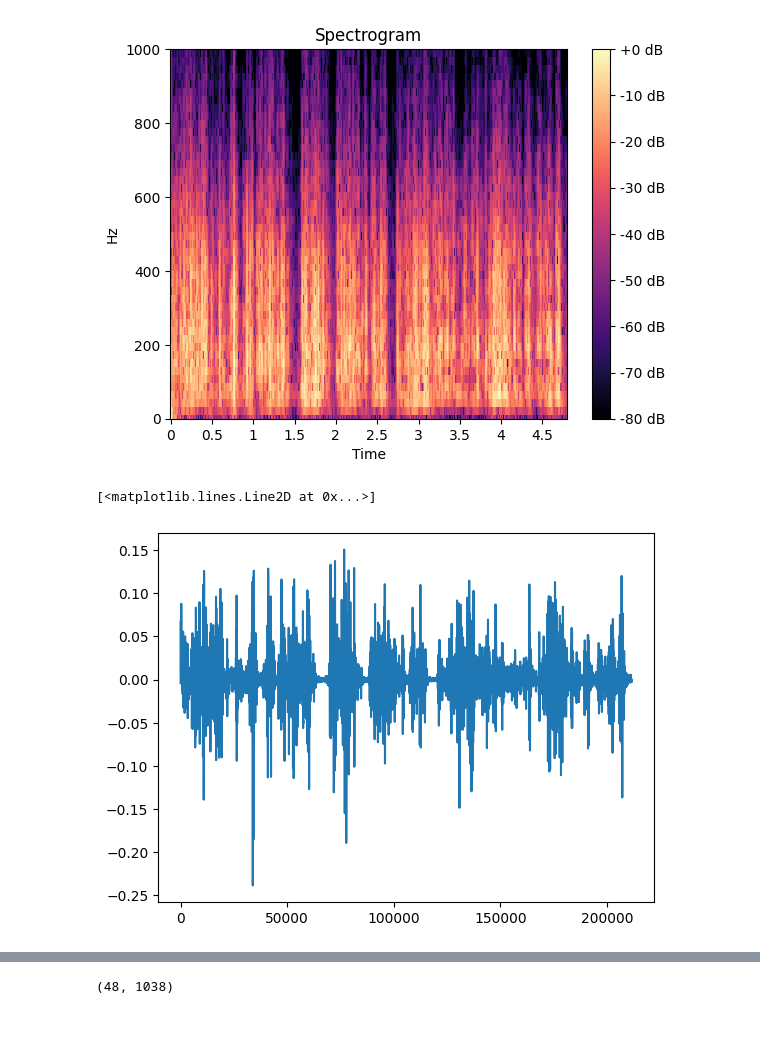
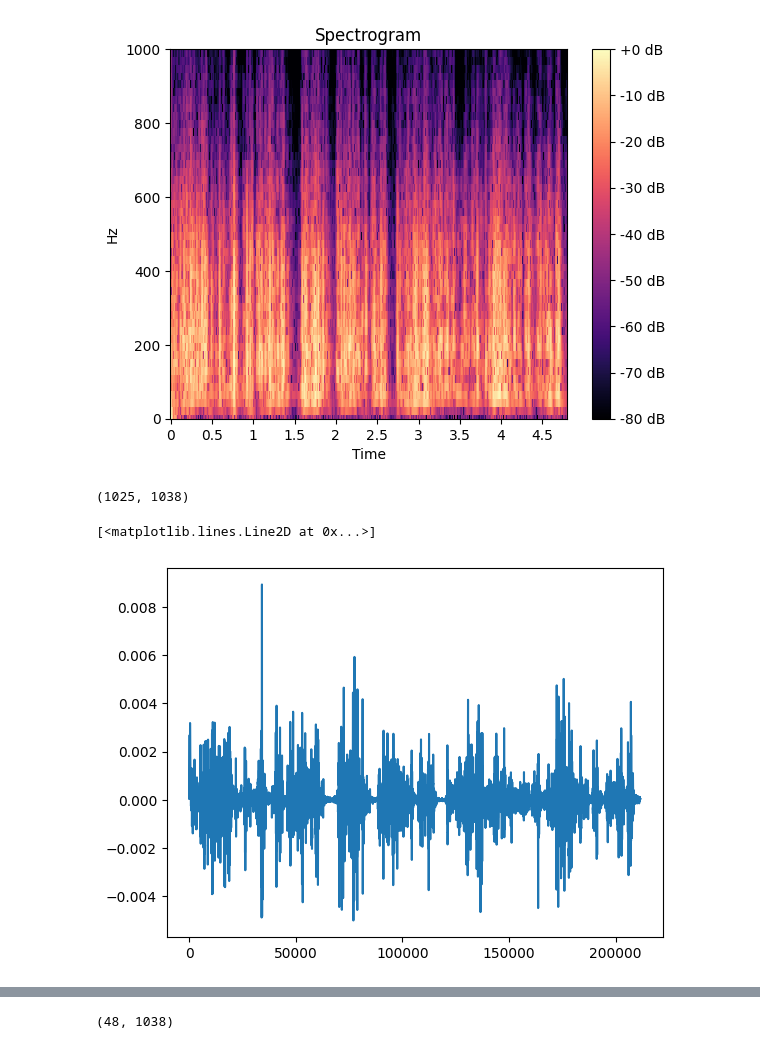
Before and after one commit to shinolab/vibrotactile-autoencoder, a Jupyter notebook: preprocess.ipynb, the cells around one changed output, grey strips where cells are left out. Cells and saved outputs as stored; diff of their text form; code cells hidden in the pictures.

```diff
--- a/preprocess.ipynb
+++ b/preprocess.ipynb
@@ -82,15 +86,17 @@ fig.colorbar(img, ax=ax, format="%+2.0f dB")
 # %%
 spec = dbMatrix[:48,:]
 
 ex = np.full((1025-(spec.shape[0]), spec.shape[1]),-80)#もとの音声の周波数上限を切っているので配列の大きさを合わせるために-80dbで埋めている
 spec = np.append(spec,ex,axis=0)
+print(spec.shape)
 
-spec = librosa.db_to_amplitude(spec)
+spec = librosa.db_to_amplitude(dbMatrix)
 re_wav = librosa.griffinlim(spec,n_iter=5,n_fft=2048, hop_length=int(2048 * 0.1), window='hann')
-plt.plot(re_wav*30)
+plt.plot(re_wav)
 
 # from sklearn.metrics import mean_absolute_error
 # print(mean_absolute_error(re_wav, data[:211548]))
 # %% [output]
-[<matplotlib.lines.Line2D at 0x...>]
+(1025, 1038)
+[<matplotlib.lines.Line2D at 0x...>]
-[figure, old version]
+[figure, new version]
```
Also changed, not shown: parts of 3 cells of this notebook, 1 other file.
